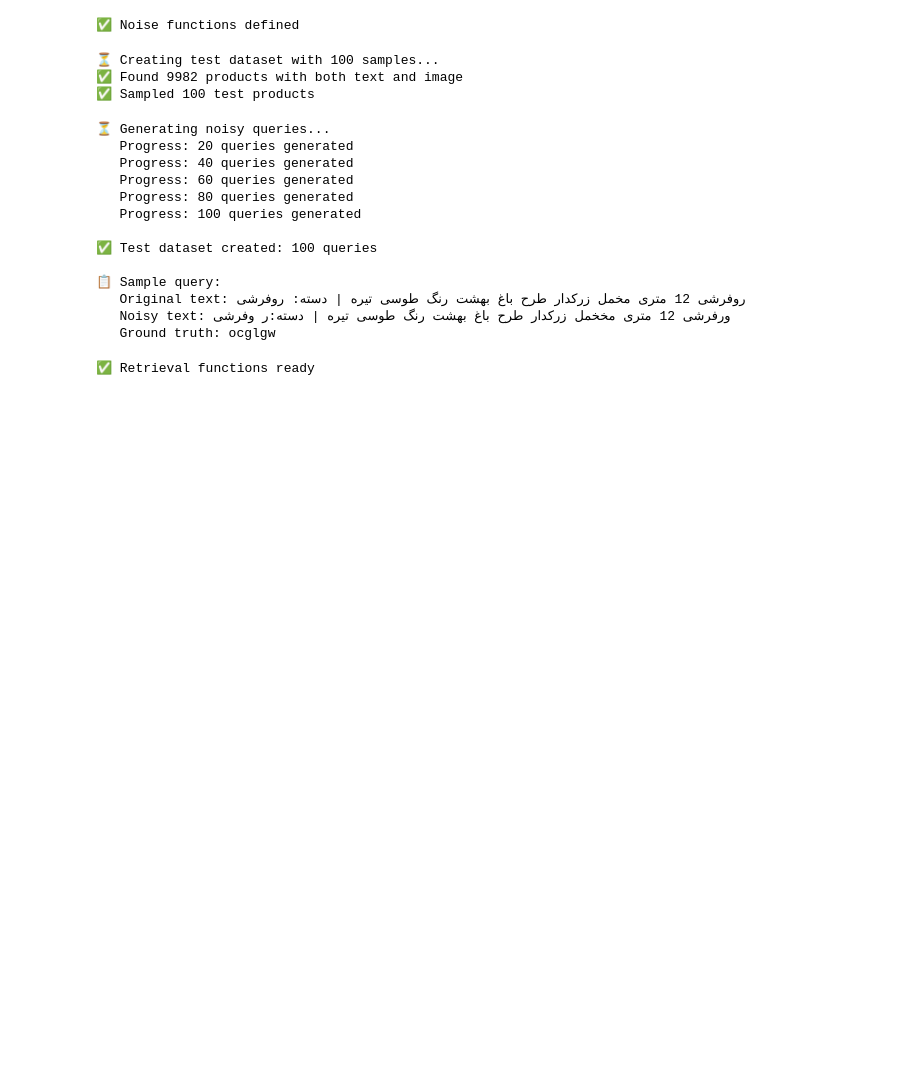
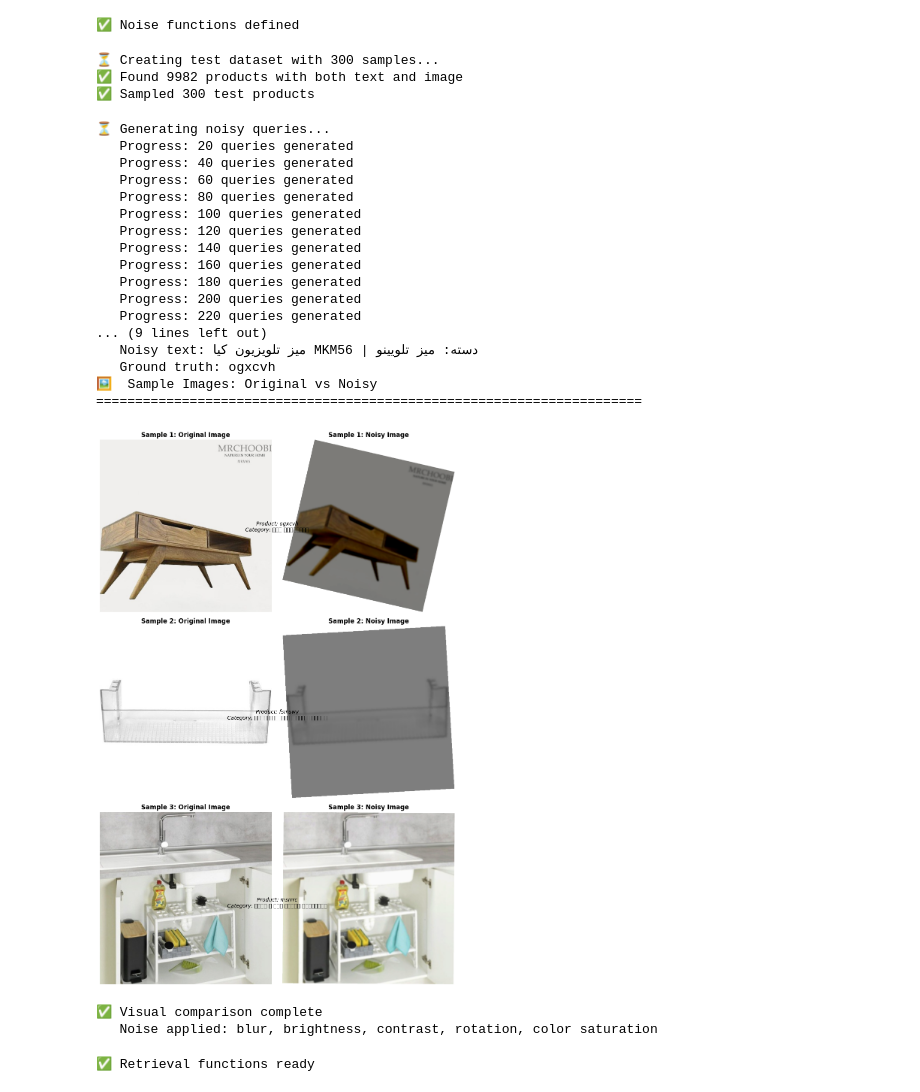
Before and after one commit to ariaalyasin/Torob-Rag, a Jupyter notebook: notebooks/05_Hyperparameter_Tuning_and_Evaluation.ipynb, the cells around one changed output. Drawn from its saved outputs; the diff is of its cells as text; code cells hidden in the pictures; blank space fills up the shorter version.

```diff
--- a/notebooks/05_Hyperparameter_Tuning_and_Evaluation.ipynb
+++ b/notebooks/05_Hyperparameter_Tuning_and_Evaluation.ipynb
@@ -124,7 +125,7 @@ print("✅ Noise functions defined")
 ✅ Noise functions defined
 # %%
 # Create test dataset
-TEST_SIZE = 100  # Number of test queries
+TEST_SIZE = 300  # Number of test queries
 
 print(f"⏳ Creating test dataset with {TEST_SIZE} samples...")
 
@@ -152,9 +153,9 @@ else:
 
 print(f"✅ Sampled {len(test_products)} test products")
 # %% [output]
-⏳ Creating test dataset with 100 samples...
+⏳ Creating test dataset with 300 samples...
 ✅ Found 9982 products with both text and image
-✅ Sampled 100 test products
+✅ Sampled 300 test products
 # %%
 # Generate noisy queries
 print("⏳ Generating noisy queries...")
@@ -185,40 +186,82 @@ for item in test_products:
 
         test_dataset.append({
             "query_id": f"test_{len(test_dataset):03d}",
             "product_id": item["product_id"],
             "original_text": product_name_only,  # Store only product name
             "noisy_text": noisy_text,
             "original_image": original_image,
             "noisy_image": noisy_image,
             "relevant_ids": [item["product_id"]],  # Ground truth
             "metadata": item["metadata"]
         })
 
         if len(test_dataset) % 20 == 0:
             print(f"   Progress: {len(test_dataset)} queries generated")
 
     except Exception as e:
         continue
 
 print(f"\n✅ Test dataset created: {len(test_dataset)} queries")
 print(f"\n📋 Sample query:")
 print(f"   Original text: {test_dataset[0]['original_text'][:80]}")
 print(f"   Noisy text: {test_dataset[0]['noisy_text'][:80]}")
 print(f"   Ground truth: {test_dataset[0]['product_id']}")
+# Visualize sample images and their noisy versions
+print("🖼️  Sample Images: Original vs Noisy")
+print("=" * 70)
+
+# Show first 3 test samples
+num_samples = min(3, len(test_dataset))
+
+fig, axes = plt.subplots(num_samples, 2, figsize=(10, 5 * num_samples))
+
+if num_samples == 1:
+    axes = axes.reshape(1, -1)
+
+for i in range(num_samples):
+    item = test_dataset[i]
+
+    # Original image
+    axes[i, 0].imshow(item["original_image"])
+    axes[i, 0].axis('off')
+    axes[i, 0].set_title(f"Sample {i+1}: Original Image", fontsize=12, fontweight='bold')
+
+    # Noisy image
+    axes[i, 1].imshow(item["noisy_image"])
+    axes[i, 1].axis('off')
+    axes[i, 1].set_title(f"Sample {i+1}: Noisy Image", fontsize=12, fontweight='bold')
+
+    # Add product info as text below images
+    product_info = f"Product: {item['product_id']}\nCategory: {item['metadata'].get('category_title', 'N/A')}"
+    fig.text(0.5, (num_samples - i - 0.5) / num_samples - 0.02, product_info,
+             ha='center', fontsize=10, style='italic')
+
+plt.tight_layout()
+plt.show()
+
+print("\n✅ Visual comparison complete")
+print(f"   Noise applied: blur, brightness, contrast, rotation, color saturation")
 # %% [output]
 ⏳ Generating noisy queries...
    Progress: 20 queries generated
    Progress: 40 queries generated
    Progress: 60 queries generated
    Progress: 80 queries generated
    Progress: 100 queries generated
-
-✅ Test dataset created: 100 queries
-
-📋 Sample query:
-   Original text: روفرشی 12 متری مخمل زرکدار طرح باغ بهشت رنگ طوسی تیره | دسته: روفرشی
-   Noisy text: ورفرشی 12 متری مخخمل زرکدار طرح باغ بهشت رنگ طوسی تیره | دسته:ر وفرشی
-   Ground truth: ocglgw
+   Progress: 120 queries generated
+   Progress: 140 queries generated
+   Progress: 160 queries generated
+   Progress: 180 queries generated
+   Progress: 200 queries generated
+   Progress: 220 queries generated
+... (9 lines left out)
+   Noisy text: میز تلویزیون کیا MKM56 | دسته: میز تلویینو
+   Ground truth: ogxcvh
+🖼️  Sample Images: Original vs Noisy
+======================================================================
+[figure, added]
+✅ Visual comparison complete
+   Noise applied: blur, brightness, contrast, rotation, color saturation
 # %%
 # Retrieval functions
 
```
Also changed, not shown: parts of 12 cells of this notebook, 3 other files.
